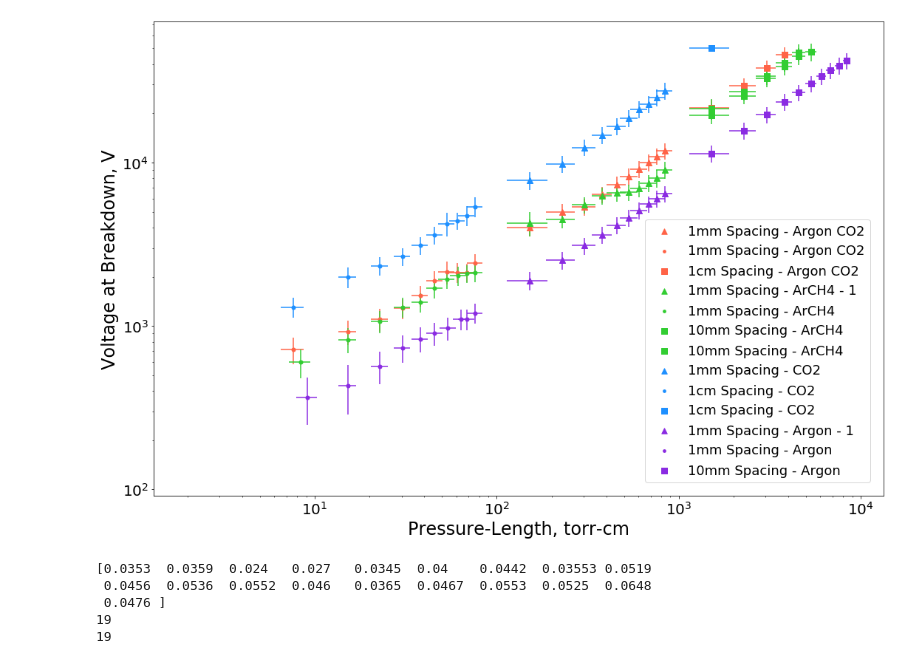
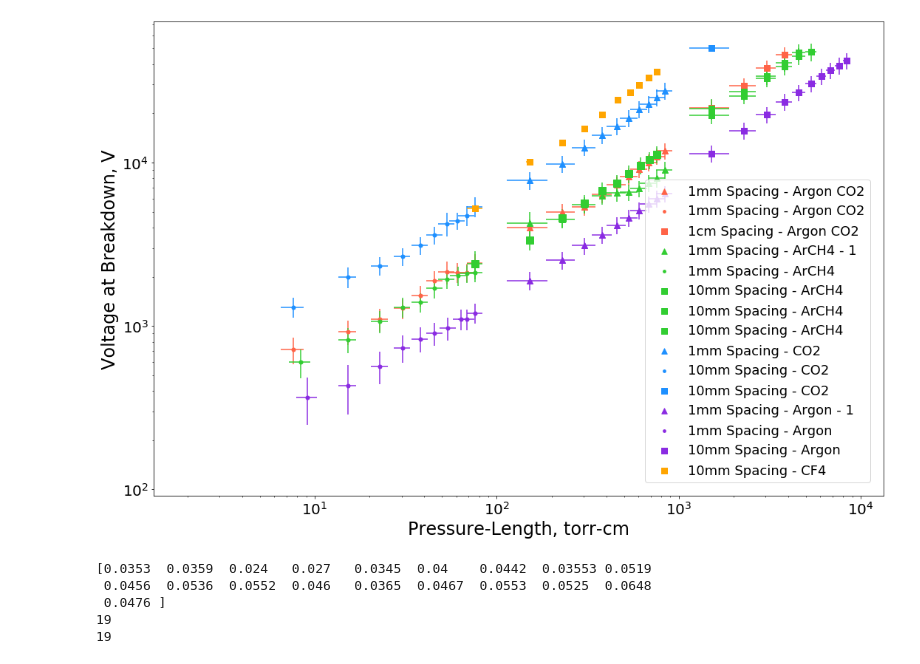
Before and after one commit to UTA-REST/HVBreakdown, a Jupyter notebook: HVplot.ipynb, the cells around one changed output. Cells and saved outputs as stored; diff of their text form; code cells hidden in the pictures.

```diff
--- a/HVplot.ipynb
+++ b/HVplot.ipynb
@@ -127,6 +162,8 @@ plt.errorbar(dfp.loc[('ArCH4','10mm','GP','1'), 'avep'],dfp.loc[('ArCH4','10mm',
 plt.scatter(dfp.loc[('ArCH4','10mm','GP','1'), 'avep'],dfp.loc[('ArCH4','10mm','GP','1'), 'avev'],color='limegreen', marker='s', s=56, label='10mm Spacing - ArCH4')
 plt.errorbar(dfp.loc[('ArCH4','10mm','GP','2'), 'avep'],dfp.loc[('ArCH4','10mm','GP','2'), 'avev'], xerr=dfp.loc[('ArCH4','10mm','GP','2'), 'perr'], yerr=dfp.loc[('ArCH4','10mm','GP','2'), 'verr'], ls='', color='limegreen', marker='s', ms=8)
 plt.scatter(dfp.loc[('ArCH4','10mm','GP','2'), 'avep'],dfp.loc[('ArCH4','10mm','GP','2'), 'avev'],color='limegreen', marker='s', s=56, label='10mm Spacing - ArCH4')
+plt.errorbar(dfp.loc[('ArCH4','10mm','AP','1'), 'avep'],dfp.loc[('ArCH4','10mm','AP','1'), 'avev'], xerr=dfp.loc[('ArCH4','10mm','AP','1'), 'perr'], yerr=dfp.loc[('ArCH4','10mm','AP','1'), 'verr'], ls='', color='limegreen', marker='s', ms=10)
+plt.scatter(dfp.loc[('ArCH4','10mm','AP','1'), 'avep'],dfp.loc[('ArCH4','10mm','AP','1'), 'avev'],color='limegreen', marker='s', s=56, label='10mm Spacing - ArCH4')
 # plt.errorbar(dfp.loc[('ArCH4','5mm','GP','1'), 'avep'],dfp.loc[('ArCH4','5mm','GP','1'), 'avev'], xerr=dfp.loc[('ArCH4','5mm','GP','1'), 'perr'], yerr=dfp.loc[('ArCH4','5mm','GP','1'), 'verr'], ls='', color='limegreen', marker='X', ms=8)
 # plt.scatter(dfp.loc[('ArCH4','5mm','GP','1'), 'avep'],dfp.loc[('ArCH4','5mm','GP','1'), 'avev'],color='limegreen', marker='X', s=56, label='10mm Spacing - ArCH4')
 
@@ -134,9 +171,9 @@ plt.scatter(dfp.loc[('ArCH4','10mm','GP','2'), 'avep'],dfp.loc[('ArCH4','10mm','
 plt.errorbar(dfp.loc[('CO2','1mm','GP','1'),'avep'],dfp.loc[('CO2','1mm','GP','1'),'avev'], xerr=dfp.loc[('CO2','1mm','GP','1'),'perr'], yerr=dfp.loc[('CO2','1mm','GP','1'),'verr'], ls='', color='dodgerblue', marker='^', ms=8)
 plt.scatter(dfp.loc[('CO2','1mm','GP','1'),'avep'],dfp.loc[('CO2','1mm','GP','1'),'avev'],color='dodgerblue', marker='^', s=56, label='1mm Spacing - CO2')
 plt.errorbar(dfp.loc[('CO2','1mm','AP','1'),'avep'],dfp.loc[('CO2','1mm','AP','1'),'avev'], xerr=dfp.loc[('CO2','1mm','AP','1'),'perr'], yerr=dfp.loc[('CO2','1mm','AP','1'),'verr'], ls='', color='dodgerblue', marker='.', ms=10)
-plt.scatter(dfp.loc[('CO2','1mm','AP','1'),'avep'],dfp.loc[('CO2','1mm','AP','1'),'avev'],color='dodgerblue', marker='.', s=56, label='1cm Spacing - CO2')
+plt.scatter(dfp.loc[('CO2','1mm','AP','1'),'avep'],dfp.loc[('CO2','1mm','AP','1'),'avev'],color='dodgerblue', marker='.', s=56, label='10mm Spacing - CO2')
 plt.errorbar(dfp.loc[('CO2','10mm','GP','1'),'avep'],dfp.loc[('CO2','10mm','GP','1'),'avev'], xerr=dfp.loc[('CO2','10mm','GP','1'),'perr'], yerr=dfp.loc[('CO2','10mm','GP','1'),'perr'], ls='', color='dodgerblue', marker='s', ms=8)
-plt.scatter(dfp.loc[('CO2','10mm','GP','1'),'avep'],dfp.loc[('CO2','10mm','GP','1'),'avev'],color='dodgerblue', marker='s', s=56, label='1cm Spacing - CO2')
+plt.scatter(dfp.loc[('CO2','10mm','GP','1'),'avep'],dfp.loc[('CO2','10mm','GP','1'),'avev'],color='dodgerblue', marker='s', s=56, label='10mm Spacing - CO2')
 
 # Argon
 plt.errorbar(dfp.loc[('Ar','1mm','GP','1'),'avep'],dfp.loc[('Ar','1mm','GP','1'),'avev'], xerr=dfp.loc[('Ar','1mm','GP','1'),'perr'], yerr=dfp.loc[('Ar','1mm','GP','1'),'verr'], ls='', color='blueviolet', marker='^', ms=8)
@@ -150,34 +187,36 @@ plt.scatter(dfp.loc[('Ar','1mm','AP','1'),'avep'],dfp.loc[('Ar','1mm','AP','1'),
 plt.errorbar(dfp.loc[('Ar','10mm','GP','1'),'avep'],dfp.loc[('Ar','10mm','GP','1'),'avev'], xerr=dfp.loc[('Ar','10mm','GP','1'),'perr'], yerr=dfp.loc[('Ar','10mm','GP','1'),'verr'], ls='', color='blueviolet', marker='s', ms=8)
 plt.scatter(dfp.loc[('Ar','10mm','GP','1'),'avep'],dfp.loc[('Ar','10mm','GP','1'),'avev'],color='blueviolet', marker='s', s=56, label='10mm Spacing - Argon')
 # plt.errorbar(dfp.loc[('Ar','5mm','GP','1'),'avep'],dfp.loc[('Ar','5mm','GP','1'),'avev'], xerr=dfp.loc[('Ar','5mm','GP','1'),'perr'], yerr=dfp.loc[('Ar','5mm','GP','1'),'verr'], ls='', color='blueviolet', marker='X', ms=10)
 # plt.scatter(dfp.loc[('Ar','5mm','GP','1'),'avep'],dfp.loc[('Ar','5mm','GP','1'),'avev'],color='blueviolet', marker='X', s=56, label='5mm Spacing - Argon - 1')
 # plt.errorbar(dfp.loc[('Ar','5mm','GP','2'),'avep'],dfp.loc[('Ar','5mm','GP','2'),'avev'], xerr=dfp.loc[('Ar','5mm','GP','2'),'perr'], yerr=dfp.loc[('Ar','5mm','GP','2'),'verr'], ls='', color='blueviolet', marker='X', ms=10)
 # plt.scatter(dfp.loc[('Ar','5mm','GP','2'),'avep'],dfp.loc[('Ar','5mm','GP','2'),'avev'],color='blueviolet', marker='X', s=56, label='5mm Spacing - Argon - 2')
 
 # CF4
+plt.errorbar(dfp.loc[('CF4','10mm','AP','1'),'avep'],dfp.loc[('CF4','10mm','AP','1'),'avev'], xerr=dfp.loc[('CF4','10mm','AP','1'),'perr'], yerr=dfp.loc[('CF4','10mm','AP','1'),'perr'], ls='', color='orange', marker='s', ms=8)
+plt.scatter(dfp.loc[('CF4','10mm','AP','1'),'avep'],dfp.loc[('CF4','10mm','AP','1'),'avev'],color='orange', marker='s', s=56, label='10mm Spacing - CF4')
 
 
 # ArCF4
 
 
 ax.set_yscale('log')
 ax.set_xscale('log')
 fig.set_figheight(10)
 fig.set_figwidth(15)
 
 plt.xlabel('Pressure-Length, torr-cm', fontsize=24)
 plt.ylabel('Voltage at Breakdown, V', fontsize=24)
 plt.legend(fontsize=18, borderaxespad=1, loc="best")
 plt.xticks(fontsize=20)
 plt.yticks(fontsize=20)
 # plt.grid()
 
 plt.tight_layout()
 # plt.savefig('logplot.png', dpi=400)
 
 plt.show()
 # %% [output]
-[figure, old version]
+[figure, new version]
 # %%
 p = np.arange(.4, 1e4, .01)
 d = 1
```
Also changed, not shown: parts of 4 cells of this notebook.
